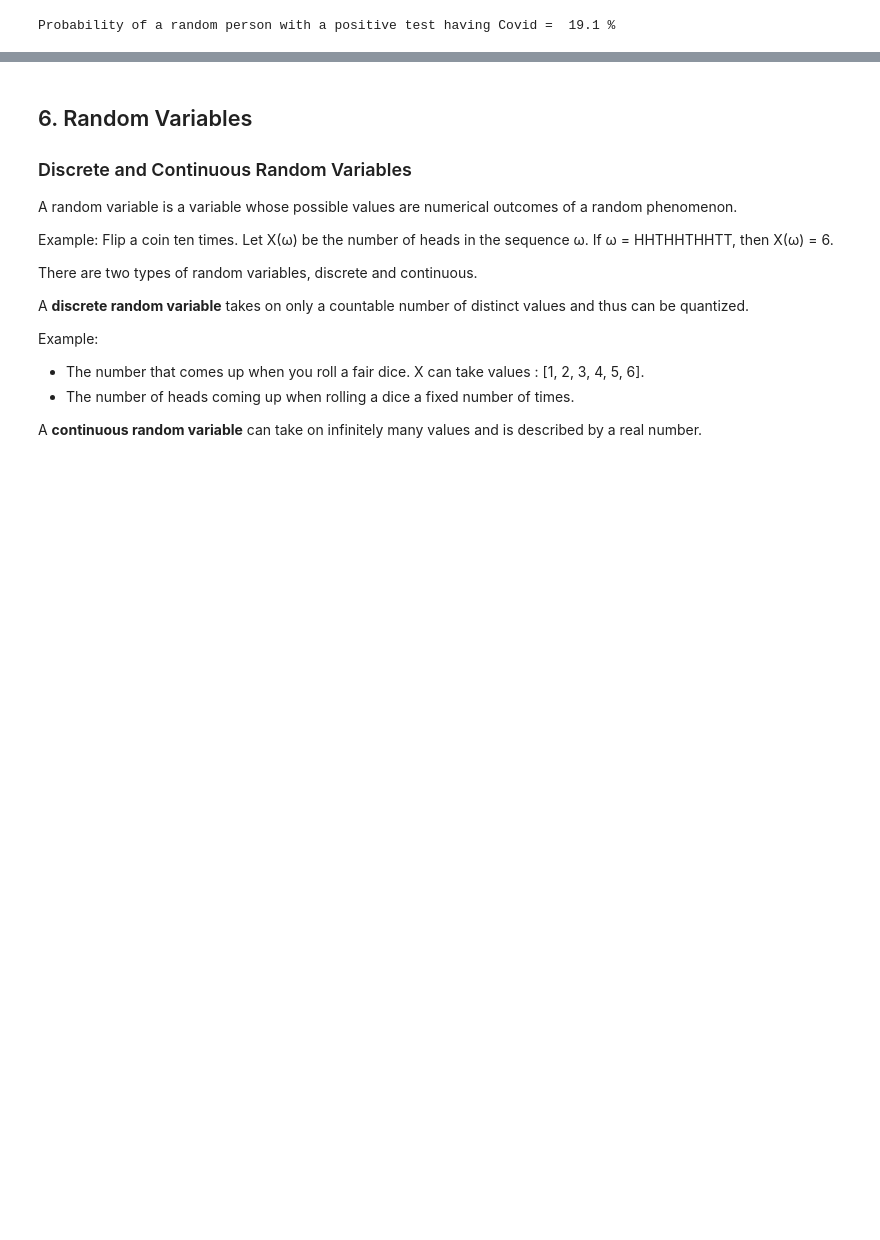
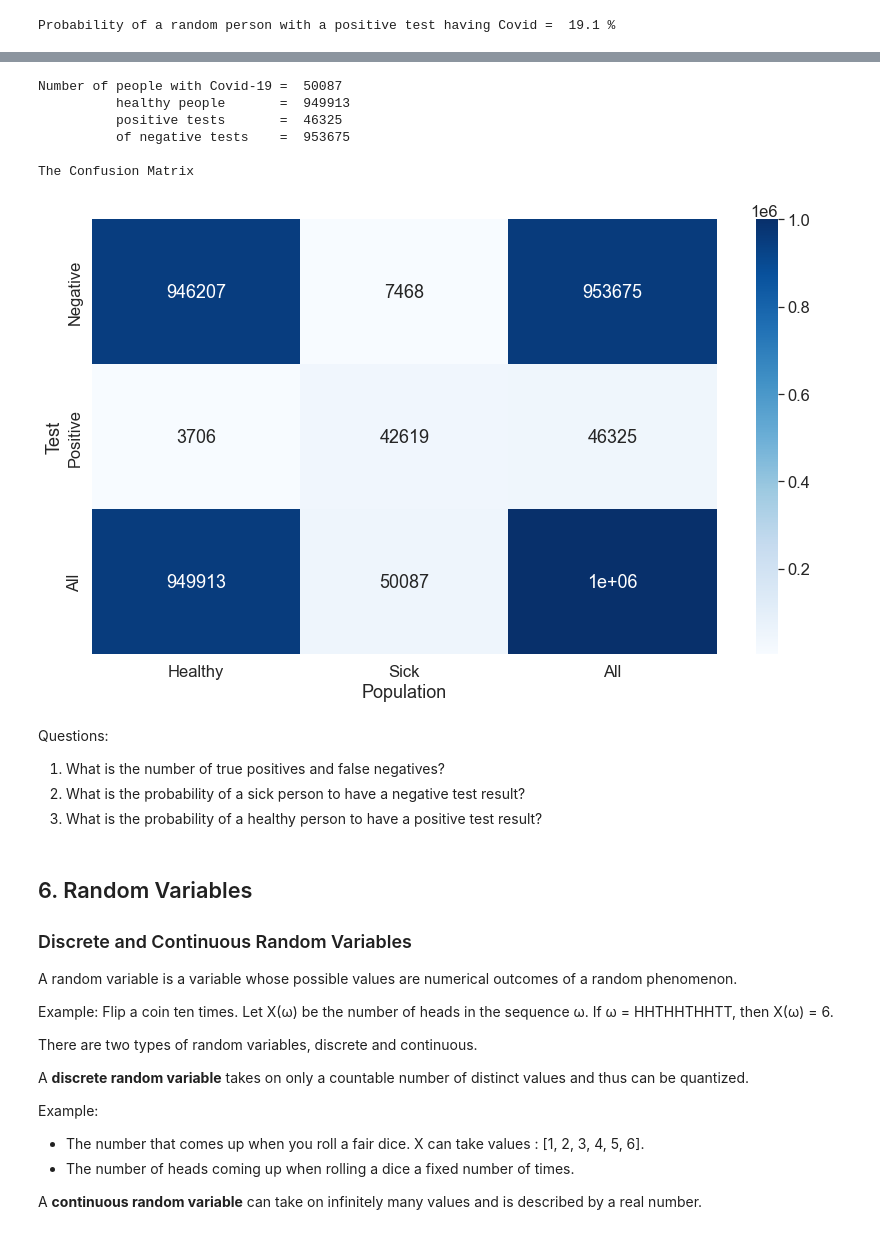
Before and after one commit to rhennig/EMA6938, a Jupyter notebook: Notebooks/2.Math_Probability.ipynb, the cells around one changed output, grey strips where cells are left out. Drawn from its saved outputs; the diff is of its cells as text; code cells hidden in the pictures; blank space fills up the shorter version.

```diff
--- a/Notebooks/2.Math_Probability.ipynb
+++ b/Notebooks/2.Math_Probability.ipynb
@@ -228,3 +235,63 @@ Questions:
+# %%
+import numpy as np
+import pandas as pd
+import seaborn as sn
+import matplotlib.pyplot as plt
+
+# Import uniform distribution from scipy
+from scipy.stats import bernoulli
+
+population  = 1000000
+rare = 0.05
+sensitivity = 0.85
+specificity = 0.996
+# Generate bernoulli for a population of 1,000,000
+Population = bernoulli.rvs(size=population,p=rare)
+
+Sick    = Population[Population==1]
+Healthy = Population[Population==0]
+print("Number of people with Covid-19 = ", Sick.size)
+print("\t  healthy people       = ", Healthy.size)
+
+# Next, apply the test with a sensitivity of 90% and a specificity of 80%
+Positive_Sick    = bernoulli.rvs(size=population,p=sensitivity)
+Negative_Healthy = bernoulli.rvs(size=population,p=specificity)
+
+TestResult = Positive_Sick*Population + (1-Negative_Healthy)*(1-Population)
+print("\t  positive tests       = ", TestResult[TestResult==1].size)
+print("\t  of negative tests    = ", TestResult[TestResult==0].size)
+
+print("\nThe Confusion Matrix")
+# Process data by replacing numbers with strings
+Population = np.where(Population==1, 'Sick', 'Healthy')
+TestResult = np.where(TestResult==1, 'Positive', 'Negative')
+
+data = {"Population": Population,
+        "Test":       TestResult}
+group_names = ['True Neg','False Pos','False Neg','True Pos']
+
+df = pd.DataFrame(data, columns=["Test","Population"])
+confusion_matrix = pd.crosstab(df['Test'], df['Population'],
+                               rownames=['Test'], colnames=['Population'],
+                               margins = True)
+
+plt.figure(figsize=(14, 8))
+sns.set(font_scale=1.5)
+sn.heatmap(confusion_matrix, annot=True, fmt='g', cmap='Blues')
+plt.show()
+# %% [output]
+Number of people with Covid-19 =  50087
+          healthy people       =  949913
+          positive tests       =  46325
+          of negative tests    =  953675
+
+The Confusion Matrix
+[figure, added]
+# %% [markdown]
+Questions:
+1) What is the number of true positives and false negatives?
+2) What is the probability of a sick person to have a negative test result?
+3) What is the probability of a healthy person to have a positive test result?
 # %% [markdown]
 ## 6. Random Variables
 
```
Also changed, not shown: parts of 9 cells of this notebook.
